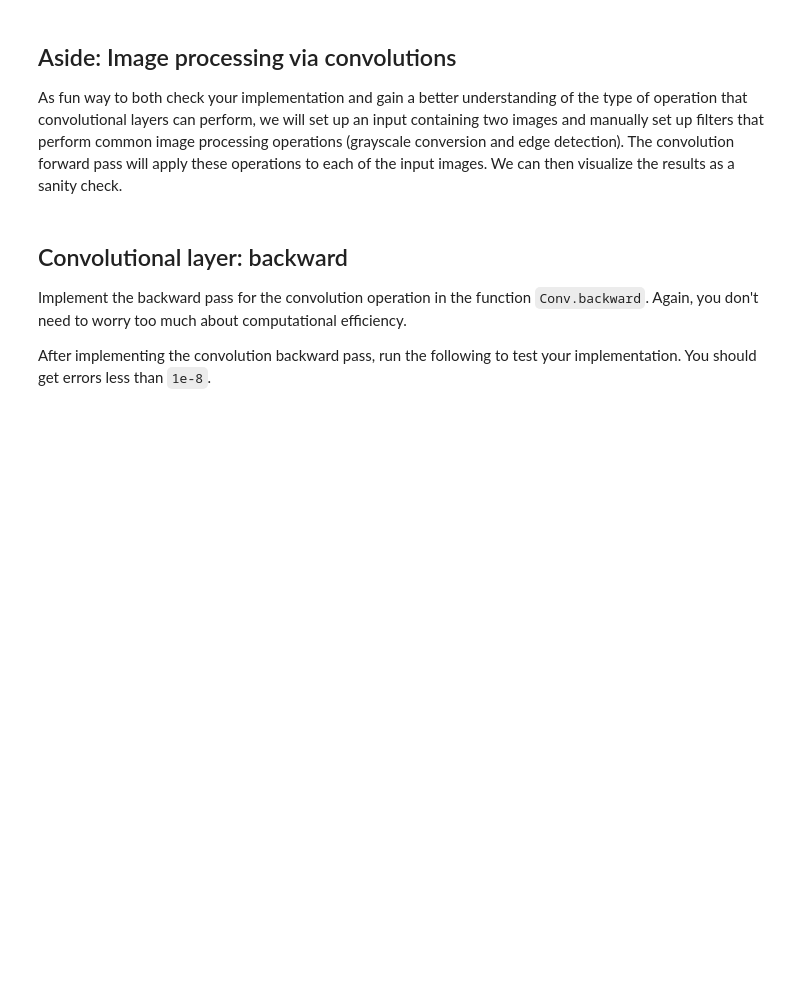
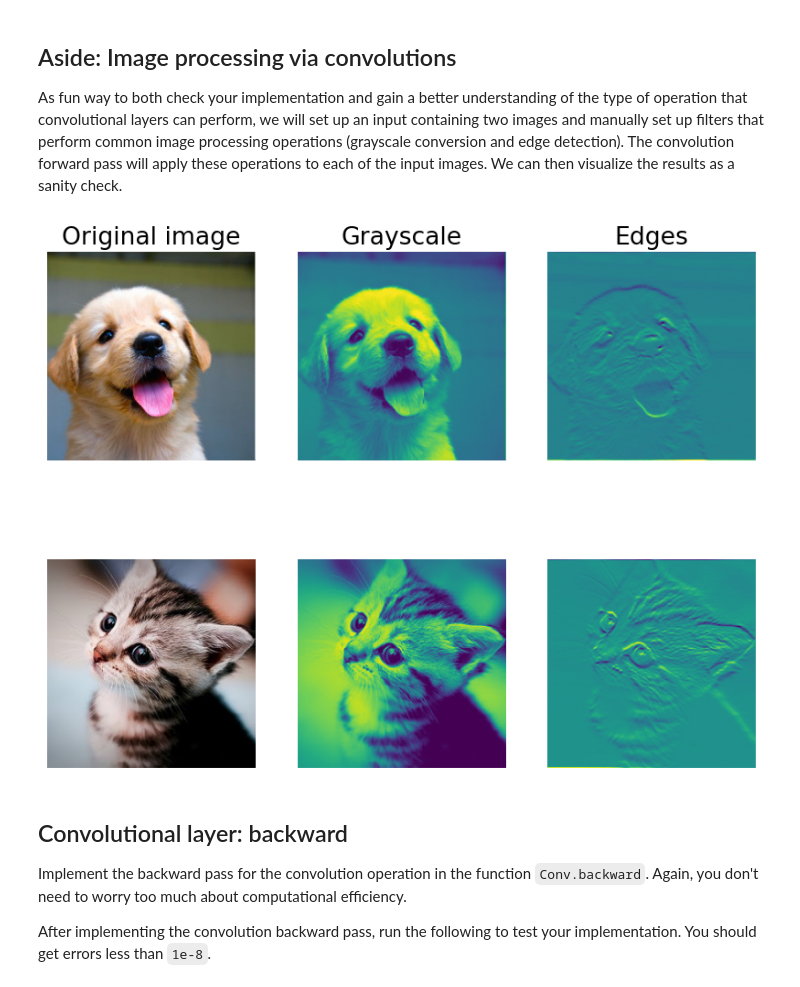
Before and after one commit to LeGiangK62/DL4CV, a Jupyter notebook: lab05/convolutional_networks.ipynb, the cells around one changed output. Saved outputs shown, nothing was run; the diff lists cells and outputs as text; code cells hidden in the pictures; blank space fills up the shorter version.

```diff
--- a/lab05/convolutional_networks.ipynb
+++ b/lab05/convolutional_networks.ipynb
@@ -165,8 +236,10 @@ from imageio import imread
 from PIL import Image
 from torchvision.transforms import ToTensor
 #
-kitten_path = '/content/drive/My Drive/lab05/kitten.jpg'
-puppy_path = '/content/drive/My Drive/lab05/kitten.jpg'
+# kitten_path = '/content/drive/My Drive/lab05/kitten.jpg'
+# puppy_path = '/content/drive/My Drive/lab05/kitten.jpg'
+kitten_path = 'kitten.jpg'
+puppy_path = 'puppy.jpg'
 kitten = imread(kitten_path) #imread(kitten_url)
 puppy = imread(puppy_path) #imread(puppy_url)
 # kitten is wide, and puppy is already square
@@ -197,33 +270,35 @@ b = torch.tensor([0, 128], dtype=x.dtype)
 
 # Compute the result of convolving each input in x with each filter in w,
 # offsetting by b, and storing the results in out.
 out, _ = Conv.forward(x, w, b, {'stride': 1, 'pad': 1})
 
 def imshow_no_ax(img, normalize=True):
   """ Tiny helper to show images as uint8 and remove axis labels """
   if normalize:
     img_max, img_min = img.max(), img.min()
     img = 255.0 * (img - img_min) / (img_max - img_min)
   plt.imshow(img)
   plt.gca().axis('off')
 
 # Show the original images and the results of the conv operation
 plt.subplot(2, 3, 1)
 imshow_no_ax(puppy, normalize=False)
 plt.title('Original image')
 plt.subplot(2, 3, 2)
 imshow_no_ax(out[0, 0])
 plt.title('Grayscale')
 plt.subplot(2, 3, 3)
 imshow_no_ax(out[0, 1])
 plt.title('Edges')
 plt.subplot(2, 3, 4)
 imshow_no_ax(kitten_cropped, normalize=False)
 plt.subplot(2, 3, 5)
 imshow_no_ax(out[1, 0])
 plt.subplot(2, 3, 6)
 imshow_no_ax(out[1, 1])
 plt.show()
+# %% [output]
+[figure, added]
 # %% [markdown]
 ## Convolutional layer: backward
 Implement the backward pass for the convolution operation in the function `Conv.backward`. Again, you don't need to worry too much about computational efficiency.
```
Also changed, not shown: parts of 44 cells of this notebook.
